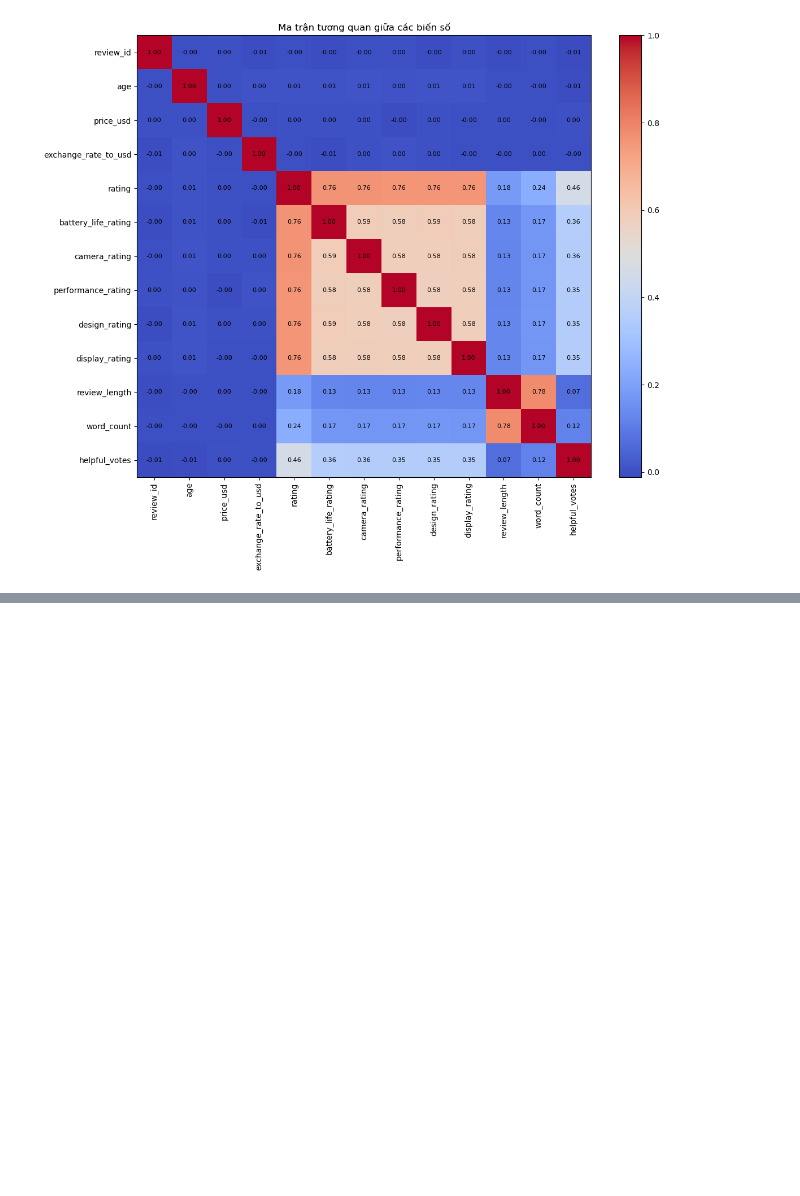
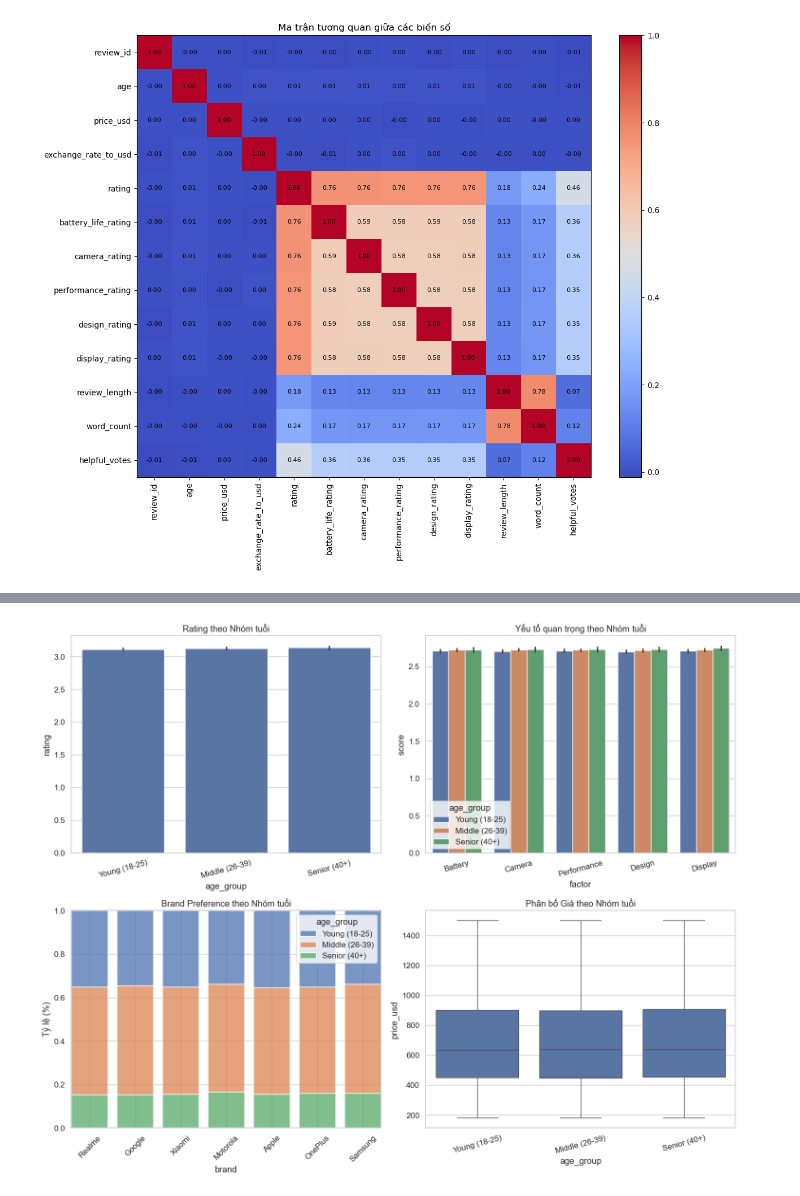
Before and after one commit to hhlearntocode/p4ds-Final, a Jupyter notebook: Final_Project.ipynb, the cells around one changed output, grey strips where cells are left out. Cells and saved outputs as stored; diff of their text form; code cells hidden in the pictures; blank space fills up the shorter version.

Commit message:
feat: hoàn thiện phân tích và tự phản biện

```diff
--- a/Final_Project.ipynb
+++ b/Final_Project.ipynb
@@ -339,0 +494,16 @@ Lý do đưa ra câu hỏi:b
+# %%
+df['age_group'] = pd.cut(df['age'], bins=[0, 25, 39, 100], labels=['Young (18-25)', 'Middle (26-39)', 'Senior (40+)'])
+
+age_stats = df.groupby('age_group').agg({
+    'rating': 'mean',
+    'price_usd': 'mean',
+    'battery_life_rating': 'mean',
+    'camera_rating': 'mean',
+    'performance_rating': 'mean',
+    'design_rating': 'mean',
+    'display_rating': 'mean',
+    'review_id': 'count'
+}).round(2)
+
+print("Thống kê theo nhóm tuổi:")
+print(age_stats)
@@ -339,0 +542,72 @@ Lý do đưa ra câu hỏi:b
+# %%
+import seaborn as sns
+import matplotlib.pyplot as plt
+
+sns.set(style="whitegrid", font_scale=1.1)
+
+fig, axes = plt.subplots(2, 2, figsize=(15, 12))
+
+# ========================== 1) Rating theo nhóm tuổi ==========================
+sns.barplot(
+    data=df, x='age_group', y='rating', estimator='mean',
+    ax=axes[0, 0]
+)
+axes[0, 0].set_title("Rating theo Nhóm tuổi")
+axes[0, 0].tick_params(axis='x', rotation=15)
+
+
+# ========================== 2) Rating các yếu tố theo nhóm tuổi ================
+factor_map = {
+    'battery_life_rating': 'Battery',
+    'camera_rating': 'Camera',
+    'performance_rating': 'Performance',
+    'design_rating': 'Design',
+    'display_rating': 'Display'
+}
+
+df_f = df[['age_group'] + list(factor_map.keys())].melt(
+    id_vars='age_group',
+    var_name='factor',
+    value_name='score'
+)
+df_f['factor'] = df_f['factor'].map(factor_map)
+
+sns.barplot(
+    data=df_f, x='factor', y='score', hue='age_group',
+    ax=axes[0, 1]
+)
+axes[0, 1].set_title("Yếu tố quan trọng theo Nhóm tuổi")
+axes[0, 1].tick_params(axis='x', rotation=15)
+
+
+# ========================== 3) Brand preference theo tuổi ======================
+top_brands = df['brand'].value_counts().head(8).index
+df_brand = df[df['brand'].isin(top_brands)]
+
+sns.histplot(
+    data=df_brand,
+    x='brand',
+    hue='age_group',
+    multiple='fill',
+    shrink=0.8,
+    ax=axes[1, 0]
+)
+axes[1, 0].set_title("Brand Preference theo Nhóm tuổi")
+axes[1, 0].tick_params(axis='x', rotation=45)
+axes[1, 0].set_ylabel("Tỷ lệ (%)")
+
+
+# ========================== 4) Boxplot giá theo nhóm tuổi =====================
+sns.boxplot(
+    data=df,
+    x='age_group',
+    y='price_usd',
+    ax=axes[1, 1]
+)
+axes[1, 1].set_title("Phân bố Giá theo Nhóm tuổi")
+axes[1, 1].tick_params(axis='x', rotation=15)
+
+plt.tight_layout()
+plt.show()
+# %% [output]
+[figure, added]
```
Also changed, not shown: parts of 33 cells of this notebook.
